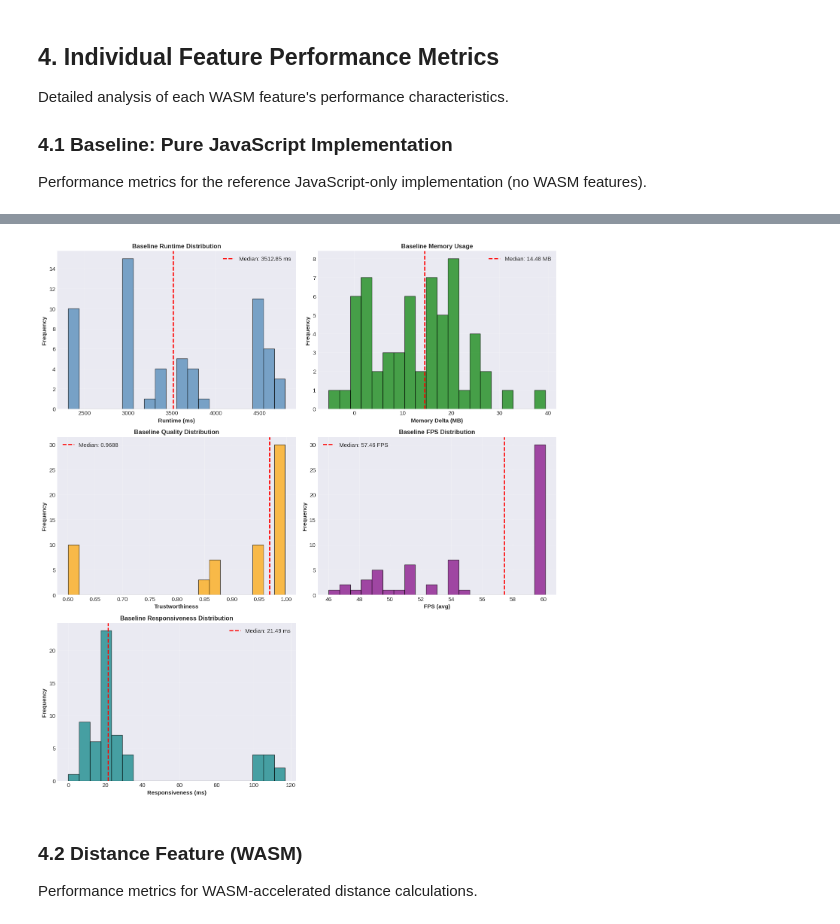
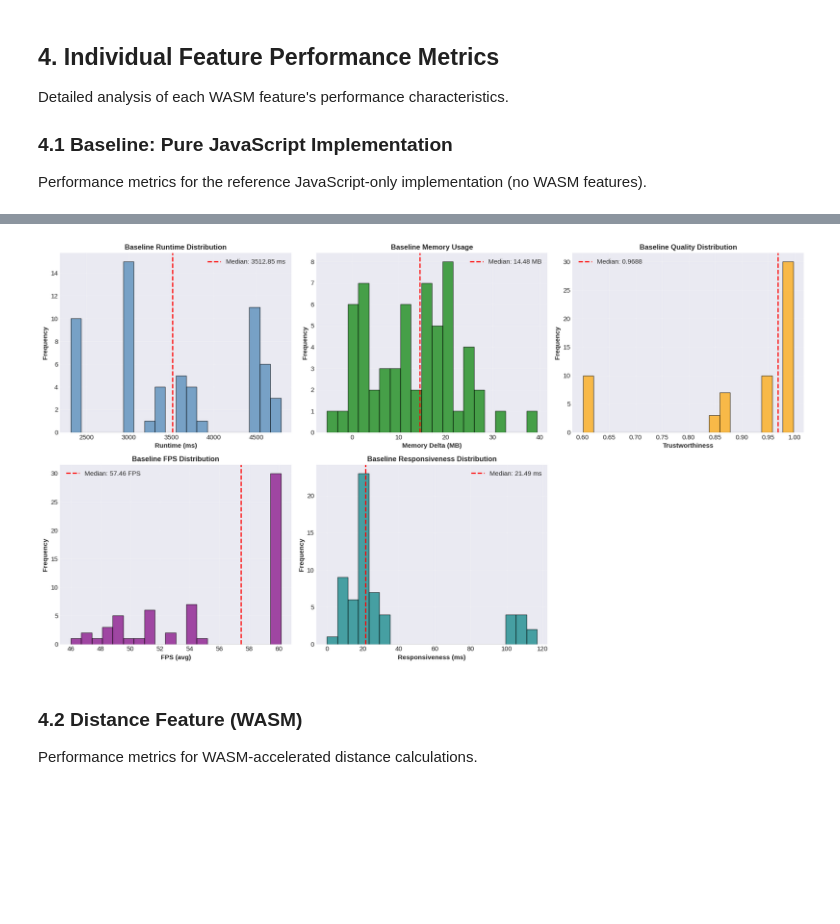
Before and after one commit to elarsaks/umap-bench, a Jupyter notebook: bench/analysis/analysis.ipynb, the cells around one changed output, grey strips where cells are left out. Drawn from its saved outputs; the diff is of its cells as text; code cells hidden in the pictures; blank space fills up the shorter version.

Commit message:
Adjust charts in notebooks.

```diff
--- a/bench/analysis/analysis.ipynb
+++ b/bench/analysis/analysis.ipynb
@@ -312,7 +312,7 @@ Dataset names: 3D Dense Clusters (1K points), Iris Dataset (150 points, 4D), MNI
 | Swiss Roll (600 points, 3D manifold) | 10 | 2959.85 | 2967.76 | 27.105 | 17.980 | 18.901 | 0.994 | 0.994 | ... |
 # %%
 # Visualizations for Baseline
-fig, axes = plt.subplots(3, 2, figsize=(14, 15))
+fig, axes = plt.subplots(2, 3, figsize=(18, 10))
 
 # Runtime distribution
 axes[0, 0].hist(baseline_df['runtime_ms'], bins=20, alpha=0.7, color='steelblue', edgecolor='black')
@@ -320,53 +320,53 @@ axes[0, 0].axvline(baseline_df['runtime_ms'].median(), color='red', linestyle='-
 axes[0, 0].set_xlabel('Runtime (ms)', fontsize=11, fontweight='bold')
 axes[0, 0].set_ylabel('Frequency', fontsize=11, fontweight='bold')
 axes[0, 0].set_title('Baseline Runtime Distribution', fontsize=12, fontweight='bold')
 axes[0, 0].legend()
 axes[0, 0].grid(alpha=0.3)
 
 # Memory usage
 axes[0, 1].hist(baseline_df['memory_delta_mb'], bins=20, alpha=0.7, color='green', edgecolor='black')
 axes[0, 1].axvline(baseline_df['memory_delta_mb'].median(), color='red', linestyle='--', linewidth=2, label=f'Median: {baseline_df["memory_delta_mb"].median():.2f} MB')
 axes[0, 1].set_xlabel('Memory Delta (MB)', fontsize=11, fontweight='bold')
 axes[0, 1].set_ylabel('Frequency', fontsize=11, fontweight='bold')
 axes[0, 1].set_title('Baseline Memory Usage', fontsize=12, fontweight='bold')
 axes[0, 1].legend()
 axes[0, 1].grid(alpha=0.3)
 
 # Quality (Trustworthiness)
-axes[1, 0].hist(baseline_df['trustworthiness'], bins=20, alpha=0.7, color='orange', edgecolor='black')
-axes[1, 0].axvline(baseline_df['trustworthiness'].median(), color='red', linestyle='--', linewidth=2, label=f'Median: {baseline_df["trustworthiness"].median():.4f}')
-axes[1, 0].set_xlabel('Trustworthiness', fontsize=11, fontweight='bold')
+axes[0, 2].hist(baseline_df['trustworthiness'], bins=20, alpha=0.7, color='orange', edgecolor='black')
+axes[0, 2].axvline(baseline_df['trustworthiness'].median(), color='red', linestyle='--', linewidth=2, label=f'Median: {baseline_df["trustworthiness"].median():.4f}')
+axes[0, 2].set_xlabel('Trustworthiness', fontsize=11, fontweight='bold')
+axes[0, 2].set_ylabel('Frequency', fontsize=11, fontweight='bold')
+axes[0, 2].set_title('Baseline Quality Distribution', fontsize=12, fontweight='bold')
+axes[0, 2].legend()
+axes[0, 2].grid(alpha=0.3)
+
+# FPS
+axes[1, 0].hist(baseline_df['fps_avg'], bins=20, alpha=0.7, color='purple', edgecolor='black')
+axes[1, 0].axvline(baseline_df['fps_avg'].median(), color='red', linestyle='--', linewidth=2, label=f'Median: {baseline_df["fps_avg"].median():.2f} FPS')
+axes[1, 0].set_xlabel('FPS (avg)', fontsize=11, fontweight='bold')
 axes[1, 0].set_ylabel('Frequency', fontsize=11, fontweight='bold')
-axes[1, 0].set_title('Baseline Quality Distribution', fontsize=12, fontweight='bold')
+axes[1, 0].set_title('Baseline FPS Distribution', fontsize=12, fontweight='bold')
 axes[1, 0].legend()
 axes[1, 0].grid(alpha=0.3)
 
-# FPS
-axes[1, 1].hist(baseline_df['fps_avg'], bins=20, alpha=0.7, color='purple', edgecolor='black')
-axes[1, 1].axvline(baseline_df['fps_avg'].median(), color='red', linestyle='--', linewidth=2, label=f'Median: {baseline_df["fps_avg"].median():.2f} FPS')
-axes[1, 1].set_xlabel('FPS (avg)', fontsize=11, fontweight='bold')
+# Responsiveness
+axes[1, 1].hist(baseline_df['responsiveness_ms'], bins=20, alpha=0.7, color='teal', edgecolor='black')
+axes[1, 1].axvline(baseline_df['responsiveness_ms'].median(), color='red', linestyle='--', linewidth=2, label=f'Median: {baseline_df["responsiveness_ms"].median():.2f} ms')
+axes[1, 1].set_xlabel('Responsiveness (ms)', fontsize=11, fontweight='bold')
 axes[1, 1].set_ylabel('Frequency', fontsize=11, fontweight='bold')
-axes[1, 1].set_title('Baseline FPS Distribution', fontsize=12, fontweight='bold')
+axes[1, 1].set_title('Baseline Responsiveness Distribution', fontsize=12, fontweight='bold')
 axes[1, 1].legend()
 axes[1, 1].grid(alpha=0.3)
 
-# Responsiveness
-axes[2, 0].hist(baseline_df['responsiveness_ms'], bins=20, alpha=0.7, color='teal', edgecolor='black')
-axes[2, 0].axvline(baseline_df['responsiveness_ms'].median(), color='red', linestyle='--', linewidth=2, label=f'Median: {baseline_df["responsiveness_ms"].median():.2f} ms')
-axes[2, 0].set_xlabel('Responsiveness (ms)', fontsize=11, fontweight='bold')
-axes[2, 0].set_ylabel('Frequency', fontsize=11, fontweight='bold')
-axes[2, 0].set_title('Baseline Responsiveness Distribution', fontsize=12, fontweight='bold')
-axes[2, 0].legend()
-axes[2, 0].grid(alpha=0.3)
-
 # Hide unused subplot
-axes[2, 1].axis('off')
+axes[1, 2].axis('off')
 
 plt.tight_layout()
 plt.savefig('../outputs/figures/baseline_metrics.png', bbox_inches='tight')
 plt.show()
 # %% [output]
-[figure, old version]
+[figure, new version]
 # %% [markdown]
 ### 4.2 Distance Feature (WASM)
 
```
Also changed, not shown: parts of 33 cells of this notebook, 26 other files.
